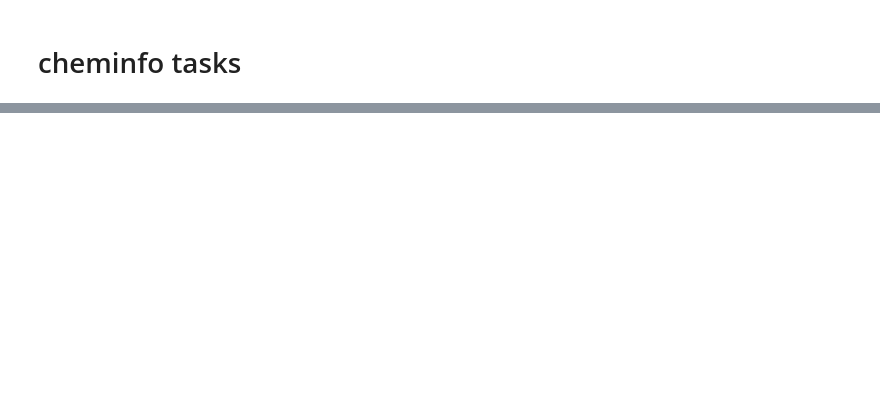
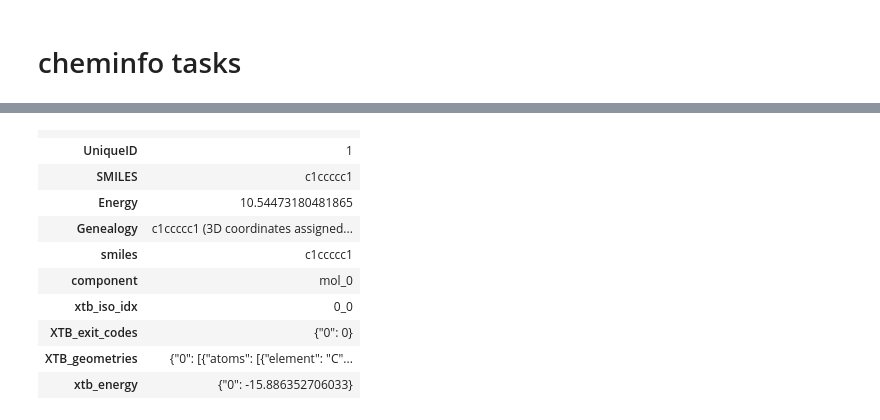
Before and after one commit to cbi-society/cheminfo_tutorial_20241028, a Jupyter notebook: notebook/04_cheminfo01.ipynb, the cells around one changed output, grey strips where cells are left out. Drawn from its saved outputs; the diff is of its cells as text; code cells hidden in the pictures; blank space fills up the shorter version.

```diff
--- a/notebook/04_cheminfo01.ipynb
+++ b/notebook/04_cheminfo01.ipynb
@@ -37,0 +100,22 @@ scripts.gypsum.location = "/home/iwatobipen/dev/gypsum_dl/run_gypsum_dl.py"
+# %%
+from maize.steps.mai.molecule.xtb import Xtb
+
+class SetName(Node):
+    inp: Input[list[IsomerCollection]] = Input()
+    out: Output[list[IsomerCollection]] = Output()
+    def run(self):
+        res = []
+        for i, iso in enumerate(self.inp.receive()):
+            iso.set_tag('component', f'mol_{i}')
+            res.append(iso)
+
+        self.out.send(res)
+# %%
+flow2 = Workflow(name='xtb', cleanup_temp=True)
+flow2.config.update(Path('../data/maize.toml'))
+# %%
+load = flow2.add(LoadData[list[str]])
+emb = flow2.add(Gypsum)
+setname = flow2.add(SetName)
+qm = flow2.add(Xtb)
+res = flow2.add(Return[list[IsomerCollection]])
@@ -37,0 +161,16 @@ scripts.gypsum.location = "/home/iwatobipen/dev/gypsum_dl/run_gypsum_dl.py"
+# %%
+mols = res.get()
+# %%
+mols[0].molecules[0]._molecule
+# %% [output]
+|  |  |
+| UniqueID | 1 |
+| SMILES | c1ccccc1 |
+| Energy | 10.54473180481865 |
+| Genealogy | c1ccccc1 (3D coordinates assigned... |
+| smiles | c1ccccc1 |
+| component | mol_0 |
+| xtb_iso_idx | 0_0 |
+| XTB_exit_codes | {"0": 0} |
+| XTB_geometries | {"0": [{"atoms": [{"element": "C"... |
+| xtb_energy | {"0": -15.886352706033} |
```
Also changed, not shown: parts of 17 cells of this notebook, 2 other files.
